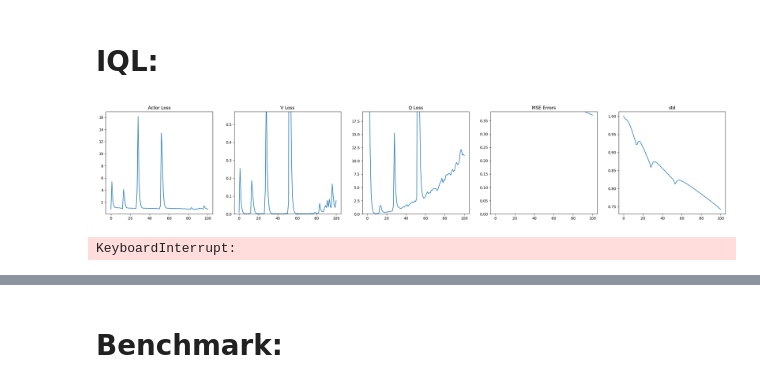
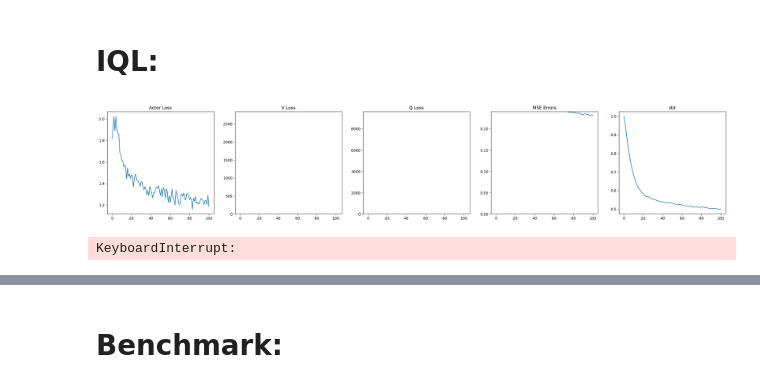
Before and after one commit to TheSun00000/fre_experiments, a Jupyter notebook: offline_fre.ipynb, the cells around one changed output, grey strips where cells are left out. Cells and saved outputs as stored; diff of their text form; code cells hidden in the pictures.

```diff
--- a/offline_fre.ipynb
+++ b/offline_fre.ipynb
@@ -534,7 +531,7 @@ Generating simplex seeds
 # %%
 num_eval_states = 10_000
 
-reward_latent, random_states, random_states_rewards = sample_reward_function_fre(batch_size=1, num_random_samples=(128+num_eval_states))
+reward_params, random_states, random_states_rewards = sample_reward_function_fre(batch_size=1, num_random_samples=(128+num_eval_states))
 
 encode_obs = random_states[:, :128, :].to(device)
 decode_obs = random_states[:, 128:, :].to(device)
@@ -736,10 +755,19 @@ def get_iql_training_data(batch_size, num_states):
 # %%
 iql_agent = IQL(state_dim=obs_dim, action_dim=8).to(device)
+iql_agent.load_state_dict(torch.load('shared_models/iql_agent.pth'))
 
 actor_losses = []
 v_losses, q_losses = [], []
 mse_errors = []
 stds = []
+# %%
+iql_agent.actor = Actor(128 + 29, 8, hidden_dims=[256, 256]).to(device)
+iql_agent.actor_optim = torch.optim.Adam(iql_agent.actor.parameters(), lr=0.003)
+iql_agent.actor_lr_schedule = CosineAnnealingLR(iql_agent.actor_optim, 5000)
+
+actor_losses = []
+mse_errors = []
+stds = []
 # %%
 config = {
     'expectile': 0.8,
@@ -755,7 +783,7 @@ iql_num_states = 512
 for timestep in tqdm(range(100000)):
 
 
-    reward_latent, random_states, random_states_rewards = sample_reward_function_fre(batch_size=iql_batch_size, num_random_samples=128)
+    reward_params, random_states, random_states_rewards = sample_reward_function_fre(batch_size=iql_batch_size, num_random_samples=128)
     encode_obs = random_states[:, :128, :].to(device)
     encode_rewards = random_states_rewards[:, :128, None].to(device)
     reward_state_pairs = torch.concatenate((encode_obs, encode_rewards), axis=-1)
@@ -767,17 +795,14 @@ for timestep in tqdm(range(100000)):
     )
 
     with torch.no_grad():
-        # w_mean, _ = fre_network.get_transformer_encoding(reward_state_pairs)
-        w_mean = w_mean_cst.repeat(iql_batch_size, 1)
-        # batch['rewards'] = fre_network.get_reward_pred(w_mean, batch['states'])
-        batch['rewards'] = batch['states'][..., [0, 1]].mean(dim=-1, keepdim=True)
-        # batch['rewards'] = (batch['states'][..., 0] > 35).unsqueeze(-1)
+        w_mean, _ = fre_network.get_transformer_encoding(reward_state_pairs)
+        # w_mean = w_mean_cst.repeat(iql_batch_size, 1)
+        batch['rewards'] = get_reward(reward_params=reward_params, random_states=batch['states']).unsqueeze(-1)
 
 
 
     # Implicit Q-Learning
     w_target = w_mean.unsqueeze(1).repeat(1, batch['states'].shape[1], 1)
-    w_target = torch.zeros_like(w_target)
 
     with torch.no_grad():
 
@@ -791,34 +816,34 @@ for timestep in tqdm(range(100000)):
 
     v = iql_agent.get_value(w_target, batch['states'])
     adv = target_q - v
-    v_loss = expectile_loss(adv, adv, config['expectile'])
-    v_loss = v_loss.mean()
+    # v_loss = expectile_loss(adv, adv, config['expectile'])
+    # v_loss = v_loss.mean()
 
-    iql_agent.value.zero_grad(set_to_none=True)
-    v_loss.backward()
-    iql_agent.value_optim.step()
+    # iql_agent.value.zero_grad(set_to_none=True)
+    # v_loss.backward()
+    # iql_agent.value_optim.step()
 
     # Critic Loss. Update Q = r #############################
-    targets = batch['rewards'] + config['discount'] * batch['masks'] * next_v
+    # targets = batch['rewards'] + config['discount'] * batch['masks'] * next_v
 
-    q1, q2 = iql_agent.get_critic(w_target, batch['states'], batch['actions'])
-    q_loss = ((q1 - targets).pow(2).mean() + (q2 - targets).pow(2).mean()) / 2
-    q_loss = q_loss
+    # q1, q2 = iql_agent.get_critic(w_target, batch['states'], batch['actions'])
+    # q_loss = ((q1 - targets).pow(2).mean() + (q2 - targets).pow(2).mean()) / 2
+    # q_loss = q_loss
 
-    iql_agent.critic.zero_grad(set_to_none=True)
-    q_loss.backward()
-    iql_agent.critic_optim.step()
+    # iql_agent.critic.zero_grad(set_to_none=True)
+    # q_loss.backward()
+    # iql_agent.critic_optim.step()
 
     # if timestep % 10 == 0:
-    update_target_critic(iql_agent.critic, iql_agent.target_critic, config['tau'])
+    # update_target_critic(iql_agent.critic, iql_agent.target_critic, config['tau'])
 
-    value_loss = v_loss + q_loss
-    value_info = {
-        'v_loss': v_loss,
-        'q_loss': q_loss,
-        'v': v.mean(),
-        'q': torch.minimum(q1, q2).mean(),
-    }
+    # value_loss = v_loss + q_loss
+    # value_info = {
+    #     'v_loss': v_loss,
+    #     'q_loss': q_loss,
+    #     'v': v.mean(),
+    #     'q': torch.minimum(q1, q2).mean(),
+    # }
 
 
     # Actor Loss ############################################
@@ -859,34 +884,34 @@ for timestep in tqdm(range(100000)):
     mse_errors.append(mse_error.item())
     stds.append(std.item())
 
     if timestep % 100 == 0:
         clear_output(True)
         fig, axs = plt.subplots(1, 5, figsize=(30, 5))
 
         axs[0].plot(smooth_and_downsample(actor_losses))
         axs[1].set_ylim(0,max(actor_losses[-100:]))
         axs[0].set_title("Actor Loss")
 
         axs[1].plot(smooth_and_downsample(v_losses))
         axs[1].set_ylim(0,max(v_losses[-100:]))
         axs[1].set_title("V Loss")
 
         axs[2].plot(smooth_and_downsample(q_losses))
         axs[2].set_ylim(0,max(q_losses[-100:]))
         axs[2].set_title("Q Loss")
 
         axs[3].plot(smooth_and_downsample(mse_errors))
         axs[3].set_ylim(0,max(mse_errors[-100:]))
         axs[3].set_title("MSE Errors")
 
         axs[4].plot(smooth_and_downsample(stds))
         axs[4].set_title("std")
 
         plt.show()
 
     # break
 # %% [output]
-[figure, old version]
+[figure, new version]
 KeyboardInterrupt:
 # %%
 def expectile_loss(adv, diff, expectile=0.7):
```
Also changed, not shown: parts of 10 cells of this notebook, 6 other files.
